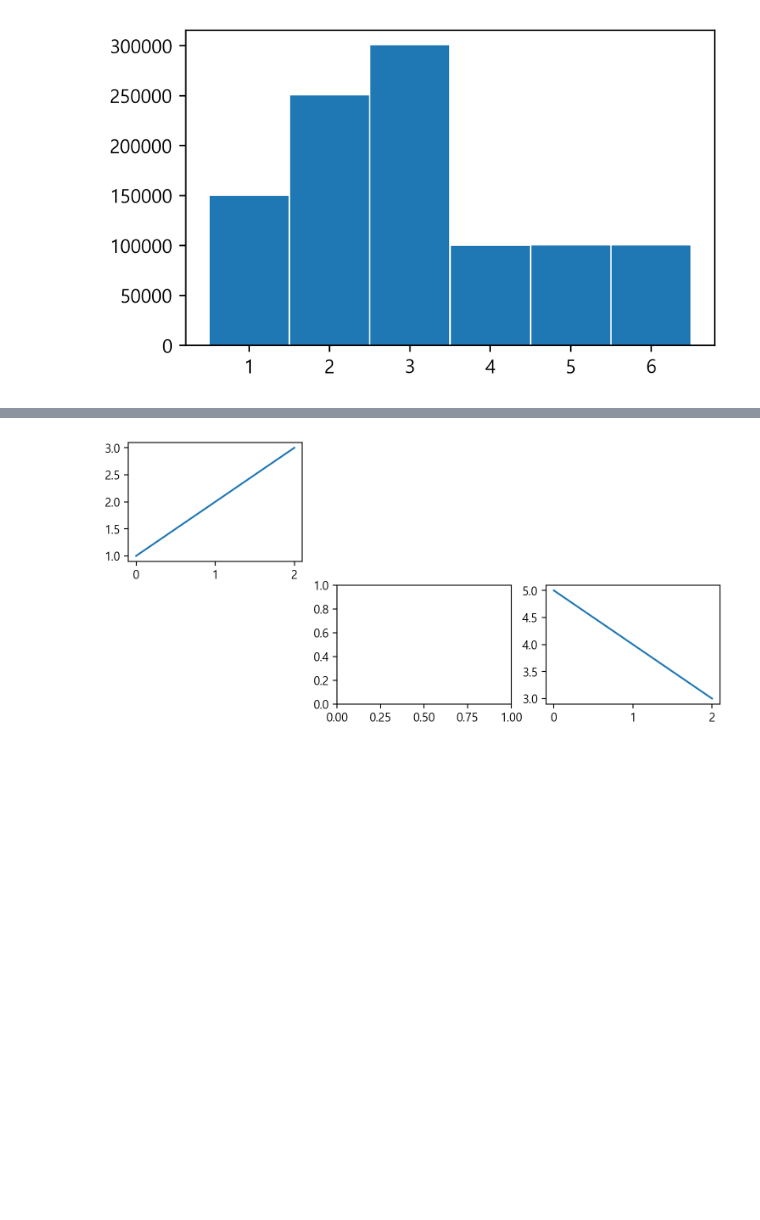
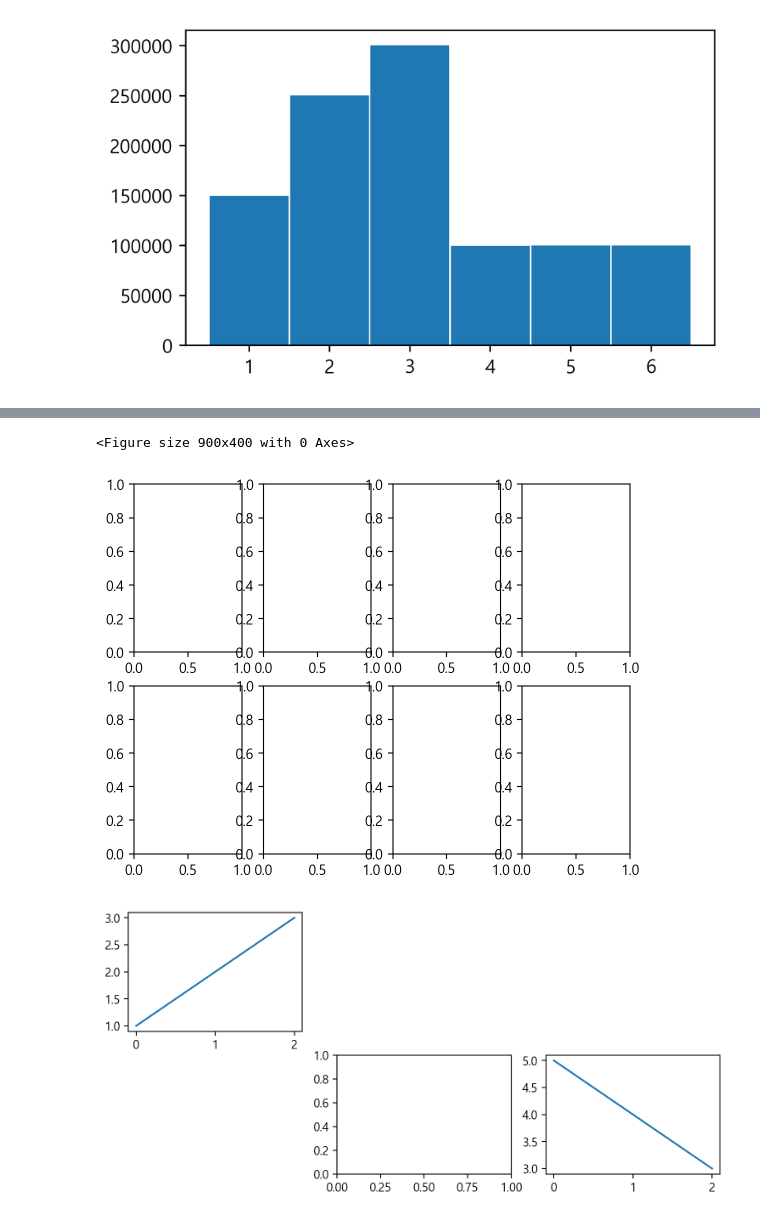
Before and after one commit to Jinseok2419342/2024-intro-DA-code, a Jupyter notebook: w06-ary-split-matplotlib-basic.ipynb, the cells around one changed output, grey strips where cells are left out. Cells and saved outputs as stored; diff of their text form; code cells hidden in the pictures; blank space fills up the shorter version.

```diff
--- a/w06-ary-split-matplotlib-basic.ipynb
+++ b/w06-ary-split-matplotlib-basic.ipynb
@@ -412,3 +425,13 @@ plt.show
+# %%
+import matplotlib.pyplot as plt
+
+plt.figure(figsize=(9,4))
+
+plt.subplots(2,4)
+plt.show()
+# %% [output]
+<Figure size 900x400 with 0 Axes>
+[figure, added]
 # %%
 import matplotlib.pyplot as plt
 
```
Also changed, not shown: parts of 3 cells of this notebook.
